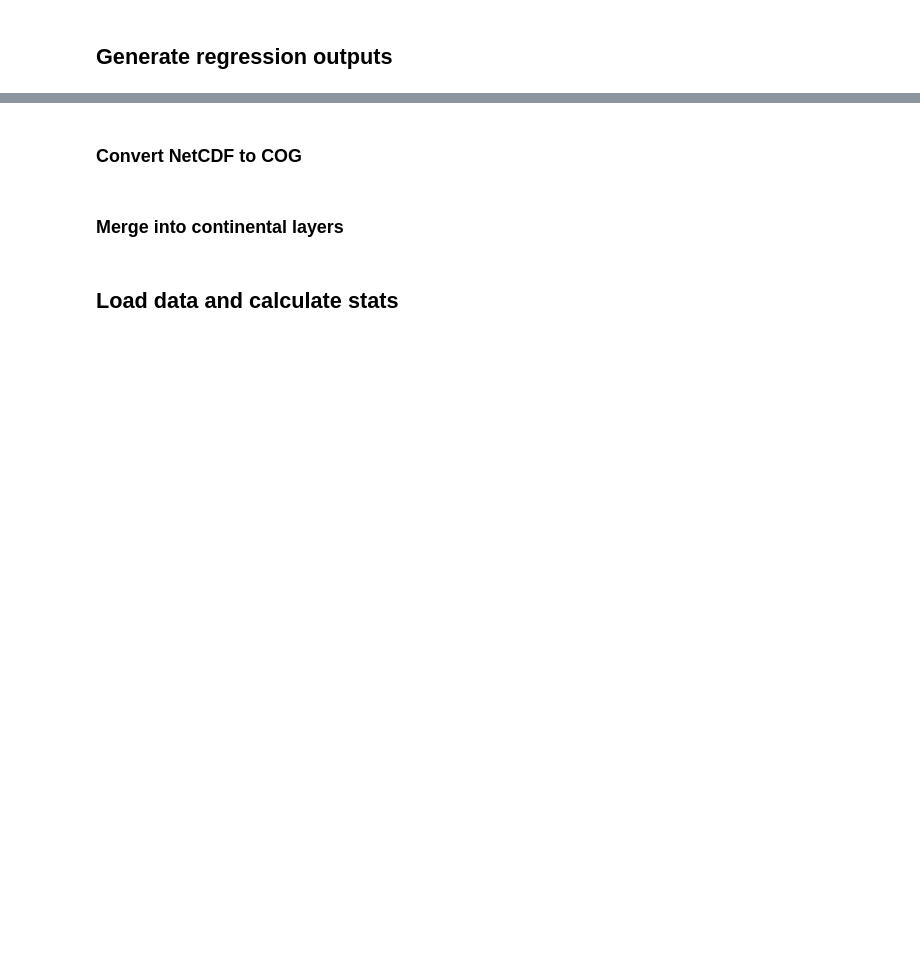
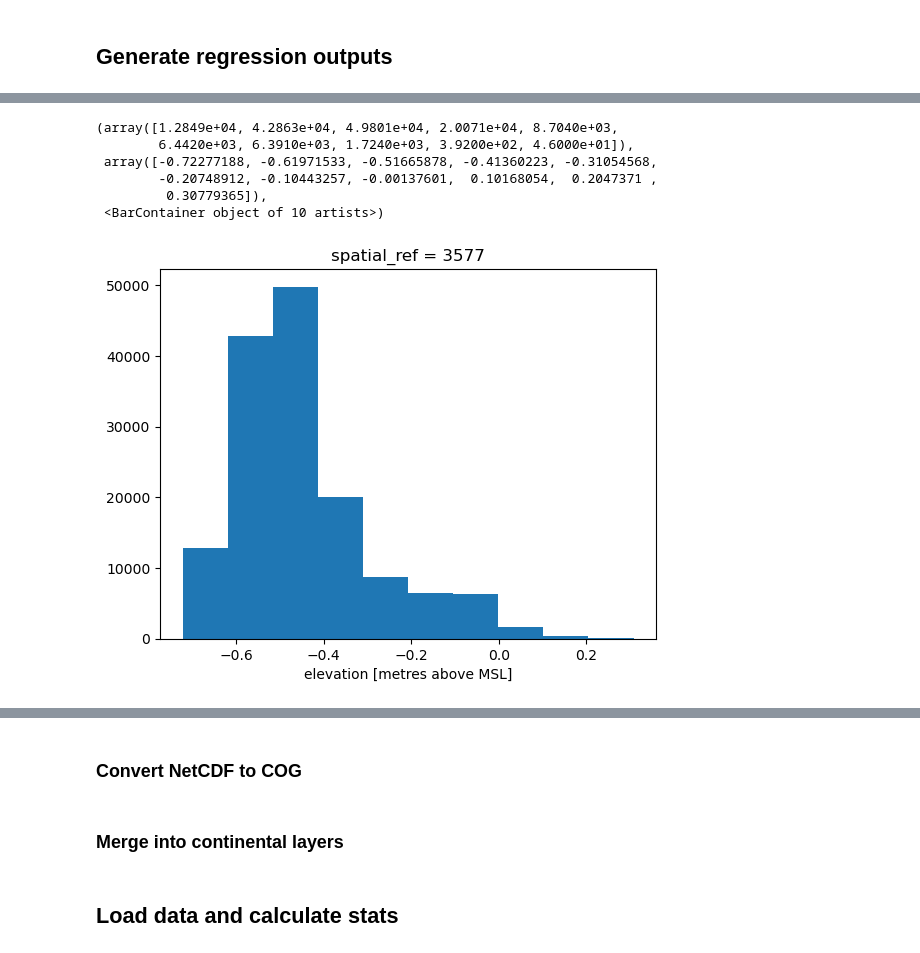
Before and after one commit to GeoscienceAustralia/dea-intertidal, a Jupyter notebook: notebooks/experimental/Intertidal_change.ipynb, the cells around one changed output, grey strips where cells are left out. Cells and saved outputs as stored; diff of their text form; code cells hidden in the pictures; blank space fills up the shorter version.

```diff
--- a/notebooks/experimental/Intertidal_change.ipynb
+++ b/notebooks/experimental/Intertidal_change.ipynb
@@ -97,0 +224,10 @@ for region_code in tqdm.tqdm(region_list):
+# %%
+y_in.where(~outliers).plot.hist()
+# %% [output]
+(array([1.2849e+04, 4.2863e+04, 4.9801e+04, 2.0071e+04, 8.7040e+03,
+        6.4420e+03, 6.3910e+03, 1.7240e+03, 3.9200e+02, 4.6000e+01]),
+ array([-0.72277188, -0.61971533, -0.51665878, -0.41360223, -0.31054568,
+        -0.20748912, -0.10443257, -0.00137601,  0.10168054,  0.2047371 ,
+         0.30779365]),
+ <BarContainer object of 10 artists>)
+[figure, added]
```
Also changed, not shown: parts of 32 cells of this notebook, 1 other file.
